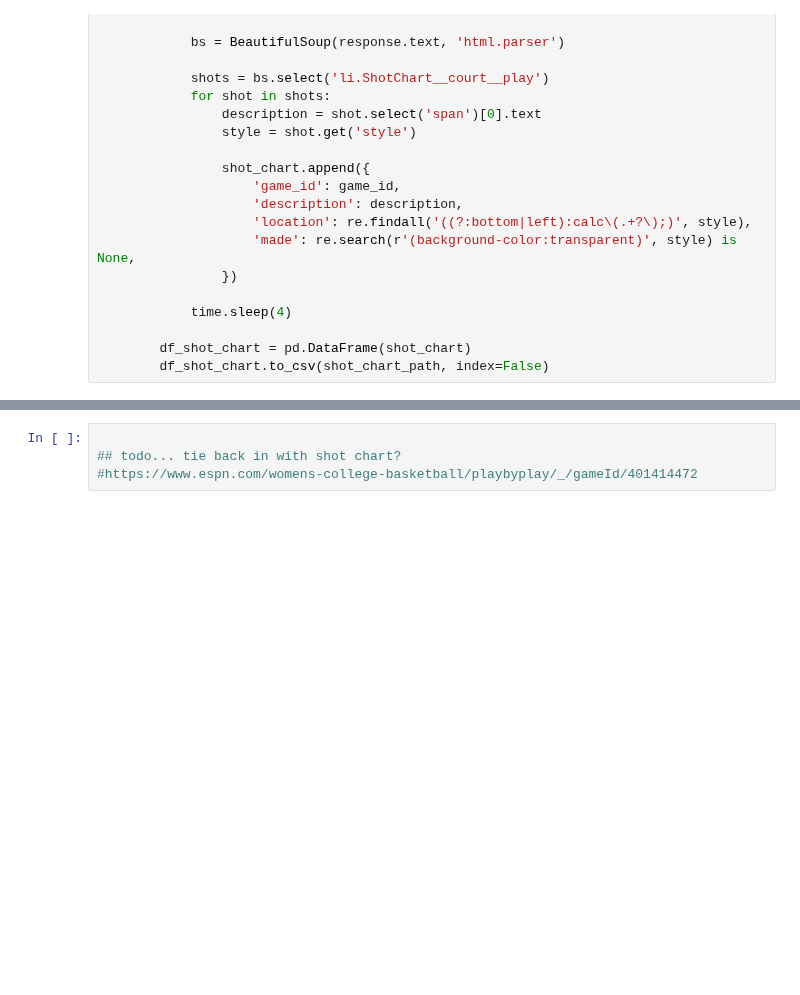
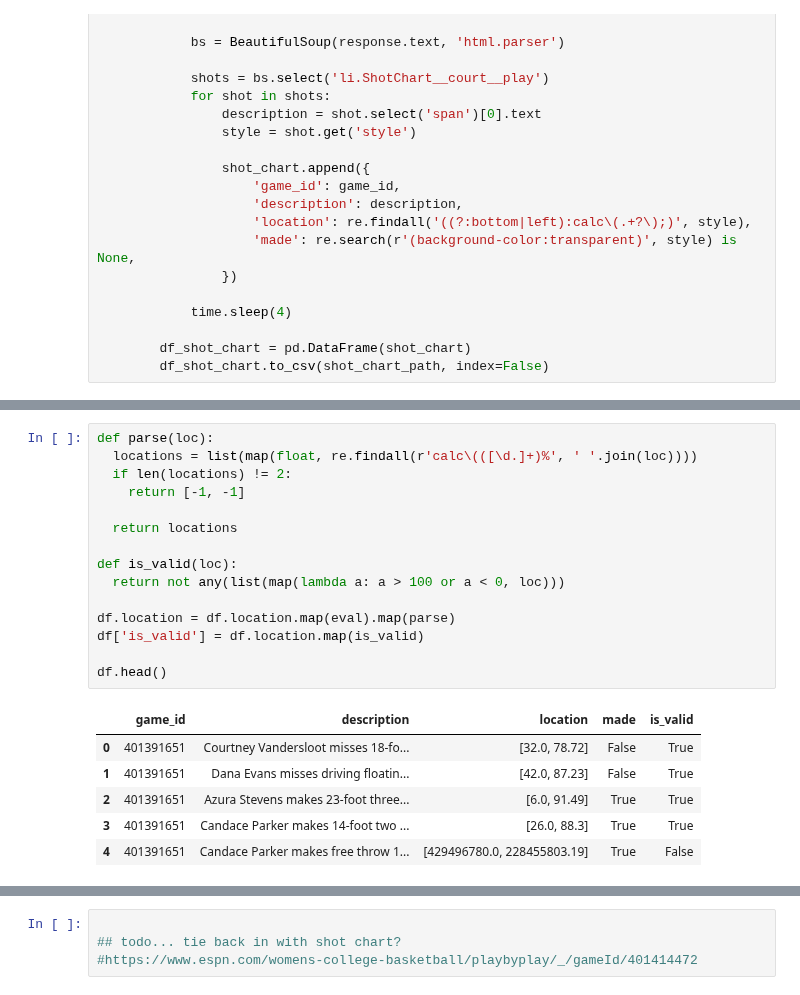
Before and after one commit to dpasse/monte, a Jupyter notebook: workspace/wncaa/teams.ipynb, the cells around one changed output, grey strips where cells are left out. Cells and saved outputs as stored; diff of their text form; blank space fills up the shorter version.

```diff
--- a/workspace/wncaa/teams.ipynb
+++ b/workspace/wncaa/teams.ipynb
@@ -272,0 +284,22 @@ for option in parsing_options:
+# %%
+def parse(loc):
+  locations = list(map(float, re.findall(r'calc\(([\d.]+)%', ' '.join(loc))))
+  if len(locations) != 2:
+    return [-1, -1]
+
+  return locations
+
+def is_valid(loc):
+  return not any(list(map(lambda a: a > 100 or a < 0, loc)))
+
+df.location = df.location.map(eval).map(parse)
+df['is_valid'] = df.location.map(is_valid)
+
+df.head()
+# %% [output]
+|  | game_id | description | location | made | is_valid |
+| 0 | 401391651 | Courtney Vandersloot misses 18-fo... | [32.0, 78.72] | False | True |
+| 1 | 401391651 | Dana Evans misses driving floatin... | [42.0, 87.23] | False | True |
+| 2 | 401391651 | Azura Stevens makes 23-foot three... | [6.0, 91.49] | True | True |
+| 3 | 401391651 | Candace Parker makes 14-foot two ... | [26.0, 88.3] | True | True |
+| 4 | 401391651 | Candace Parker makes free throw 1... | [429496780.0, 228455803.19] | True | False |
```
Also changed, not shown: parts of 4 cells of this notebook, 1 other file.
